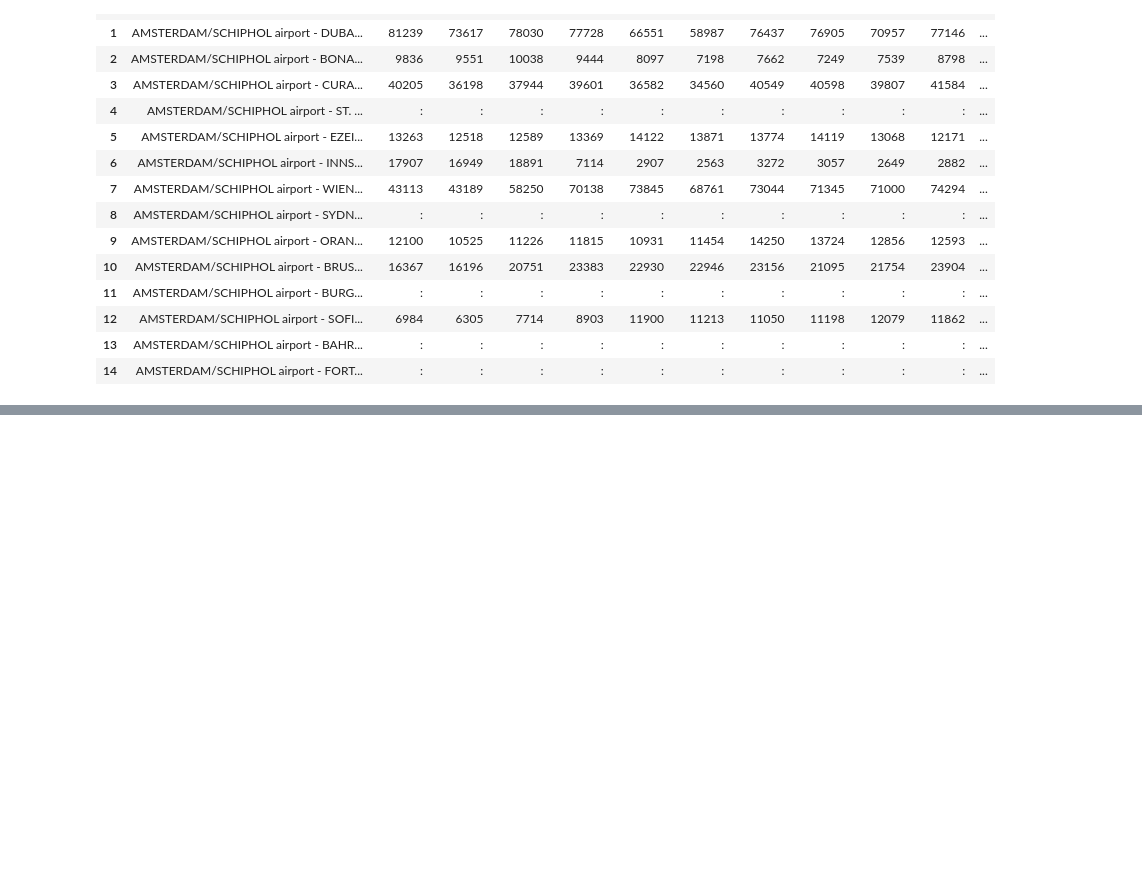
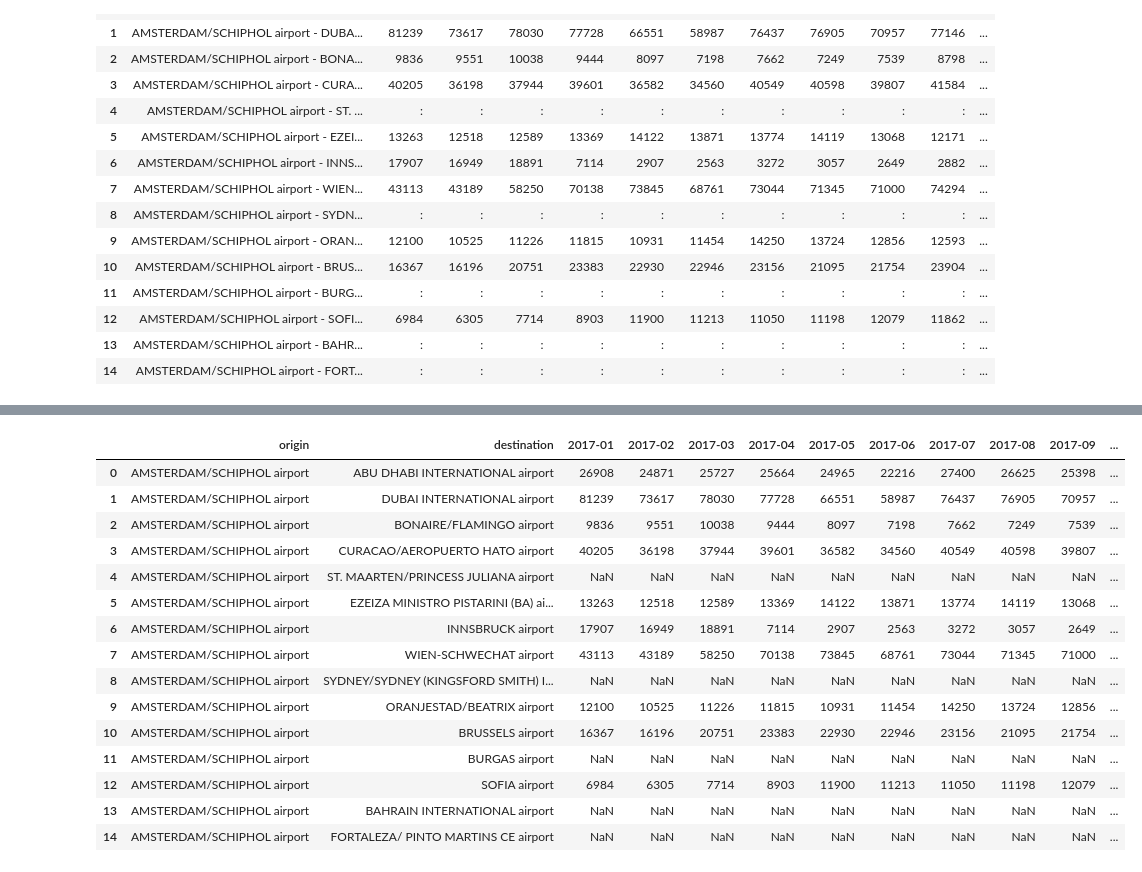
Before and after one commit to h-albrecht-ams/Capstone-Project, a Jupyter notebook: python/passengers_ams.ipynb, the cells around one changed output, grey strips where cells are left out. Cells and saved outputs as stored; diff of their text form; code cells hidden in the pictures; blank space fills up the shorter version.

```diff
--- a/python/passengers_ams.ipynb
+++ b/python/passengers_ams.ipynb
@@ -429,0 +504,19 @@ df_passengers_2017_raw.head(15)
+# %%
+df_passengers_2017_clean.head(15)
+# %% [output]
+|  | origin | destination | 2017-01 | 2017-02 | 2017-03 | 2017-04 | 2017-05 | 2017-06 | 2017-07 | 2017-08 | 2017-09 | ... |
+| 0 | AMSTERDAM/SCHIPHOL airport | ABU DHABI INTERNATIONAL airport | 26908 | 24871 | 25727 | 25664 | 24965 | 22216 | 27400 | 26625 | 25398 | ... |
+| 1 | AMSTERDAM/SCHIPHOL airport | DUBAI INTERNATIONAL airport | 81239 | 73617 | 78030 | 77728 | 66551 | 58987 | 76437 | 76905 | 70957 | ... |
+| 2 | AMSTERDAM/SCHIPHOL airport | BONAIRE/FLAMINGO airport | 9836 | 9551 | 10038 | 9444 | 8097 | 7198 | 7662 | 7249 | 7539 | ... |
+| 3 | AMSTERDAM/SCHIPHOL airport | CURACAO/AEROPUERTO HATO airport | 40205 | 36198 | 37944 | 39601 | 36582 | 34560 | 40549 | 40598 | 39807 | ... |
+| 4 | AMSTERDAM/SCHIPHOL airport | ST. MAARTEN/PRINCESS JULIANA airport | NaN | NaN | NaN | NaN | NaN | NaN | NaN | NaN | NaN | ... |
+| 5 | AMSTERDAM/SCHIPHOL airport | EZEIZA MINISTRO PISTARINI (BA) ai... | 13263 | 12518 | 12589 | 13369 | 14122 | 13871 | 13774 | 14119 | 13068 | ... |
+| 6 | AMSTERDAM/SCHIPHOL airport | INNSBRUCK airport | 17907 | 16949 | 18891 | 7114 | 2907 | 2563 | 3272 | 3057 | 2649 | ... |
+| 7 | AMSTERDAM/SCHIPHOL airport | WIEN-SCHWECHAT airport | 43113 | 43189 | 58250 | 70138 | 73845 | 68761 | 73044 | 71345 | 71000 | ... |
+| 8 | AMSTERDAM/SCHIPHOL airport | SYDNEY/SYDNEY (KINGSFORD SMITH) I... | NaN | NaN | NaN | NaN | NaN | NaN | NaN | NaN | NaN | ... |
+| 9 | AMSTERDAM/SCHIPHOL airport | ORANJESTAD/BEATRIX airport | 12100 | 10525 | 11226 | 11815 | 10931 | 11454 | 14250 | 13724 | 12856 | ... |
+| 10 | AMSTERDAM/SCHIPHOL airport | BRUSSELS airport | 16367 | 16196 | 20751 | 23383 | 22930 | 22946 | 23156 | 21095 | 21754 | ... |
+| 11 | AMSTERDAM/SCHIPHOL airport | BURGAS airport | NaN | NaN | NaN | NaN | NaN | NaN | NaN | NaN | NaN | ... |
+| 12 | AMSTERDAM/SCHIPHOL airport | SOFIA airport | 6984 | 6305 | 7714 | 8903 | 11900 | 11213 | 11050 | 11198 | 12079 | ... |
+| 13 | AMSTERDAM/SCHIPHOL airport | BAHRAIN INTERNATIONAL airport | NaN | NaN | NaN | NaN | NaN | NaN | NaN | NaN | NaN | ... |
+| 14 | AMSTERDAM/SCHIPHOL airport | FORTALEZA/ PINTO MARTINS CE airport | NaN | NaN | NaN | NaN | NaN | NaN | NaN | NaN | NaN | ... |
```
Also changed, not shown: parts of 40 cells of this notebook, 7 other files.
